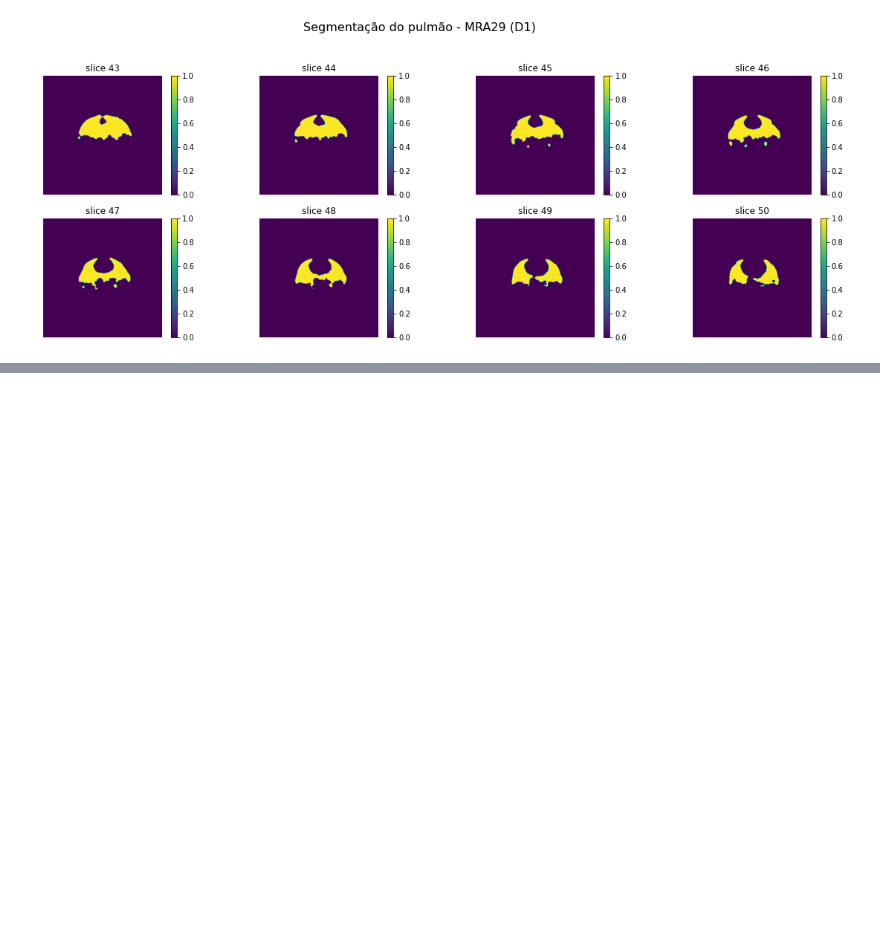
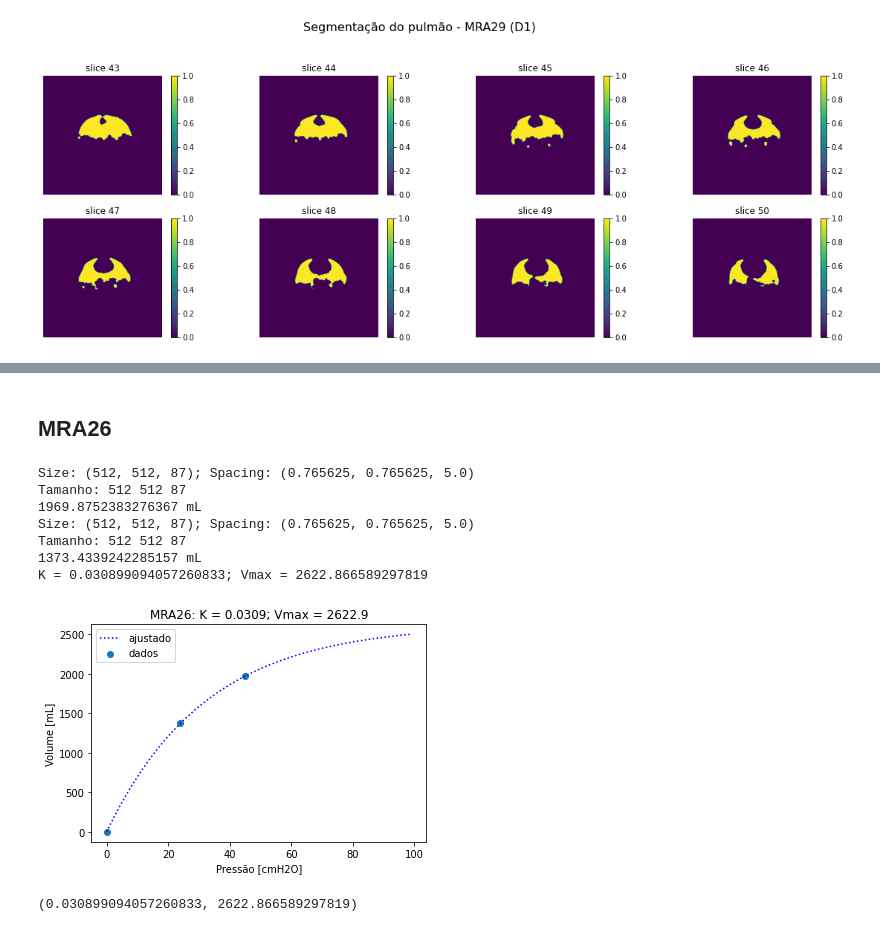
Before and after one commit to edlbcamargo/recrutabilidade, a Jupyter notebook: volume_referencia/volume_referencia.ipynb, the cells around one changed output, grey strips where cells are left out. Cells and saved outputs as stored; diff of their text form; code cells hidden in the pictures; blank space fills up the shorter version.

```diff
--- a/volume_referencia/volume_referencia.ipynb
+++ b/volume_referencia/volume_referencia.ipynb
@@ -120,0 +160,16 @@ _= ctf.SegmentaPulmaoCompleto3D(imagens_D1)
+# %% [markdown]
+## MRA26
+# %%
+pasta_R3 = '/mnt/hdsda3/arquivos/Recrutamento/CT_data_organizado/MRA_26/Recrut_pos/RECRUT_3_5_0_MM_0005'    # CT volumetrica
+pasta_pos = '/mnt/hdsda3/arquivos/Recrutamento/CT_data_organizado/MRA_26/Recrut_pos/POS_RECRUT3_5_0_MM_0006'    # CT volumetrica
+ctf.ajusta_exponencial_recrutamento(pasta_pos, pasta_R3, 'MRA26')
+# %% [output]
+Size: (512, 512, 87); Spacing: (0.765625, 0.765625, 5.0)
+Tamanho: 512 512 87
+1969.8752383276367 mL
+Size: (512, 512, 87); Spacing: (0.765625, 0.765625, 5.0)
+Tamanho: 512 512 87
+1373.4339242285157 mL
+K = 0.030899094057260833; Vmax = 2622.866589297819
+[figure, added]
+(0.030899094057260833, 2622.866589297819)
```
Also changed, not shown: parts of 10 cells of this notebook, 2 other files.
